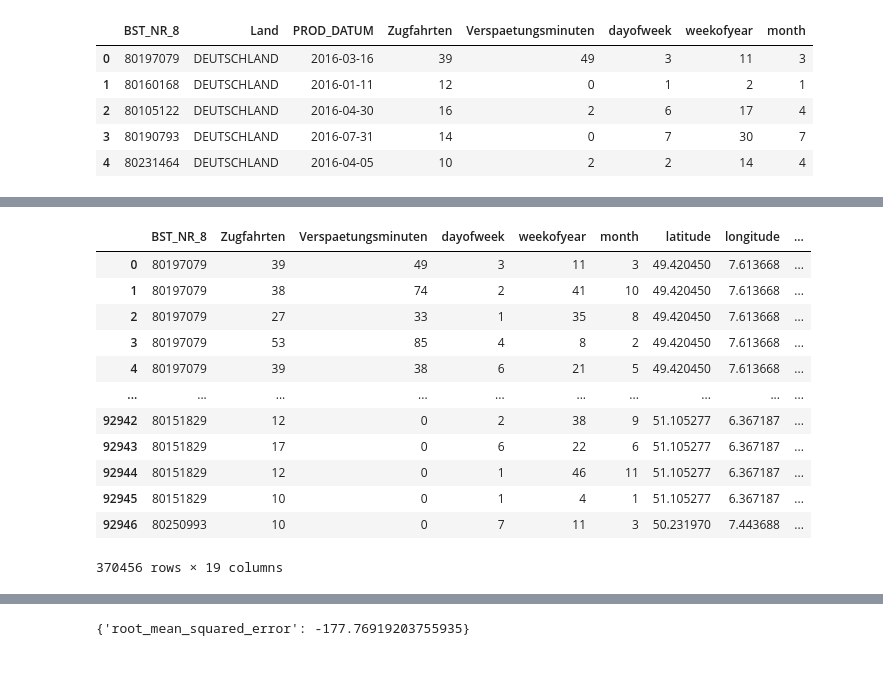
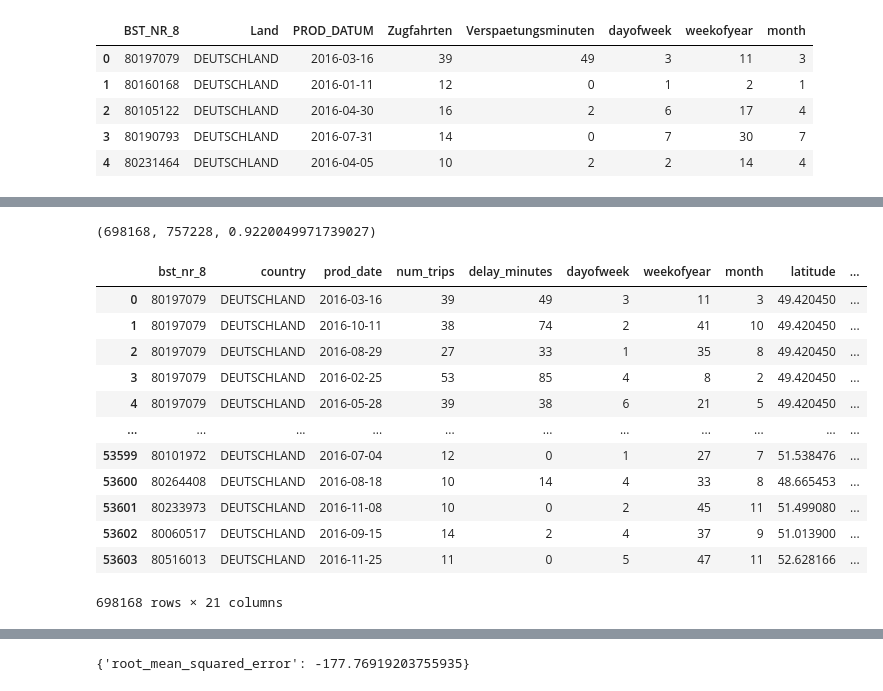
Before and after one commit to shamilnabiyev/open-data-analytics, a Jupyter notebook: data/data-processing.ipynb, the cells around one changed output, grey strips where cells are left out. Drawn from its saved outputs; the diff is of its cells as text; code cells hidden in the pictures.

```diff
--- a/data/data-processing.ipynb
+++ b/data/data-processing.ipynb
@@ -148,8 +155,12 @@ df.head()
 df_weather = pd.concat([pd.read_csv('weather-dat-0-100000.csv'),
                         pd.read_csv('weather-dat-100000-200000.csv'),
                         pd.read_csv('weather-dat-200000-300000.csv'),
-                        pd.read_csv('weather-dat-300000-400000.csv')])
-df_weather.head()
+                        pd.read_csv('weather-dat-300000-400000.csv'),
+                        pd.read_csv('weather-dat-400000-500000.csv'),
+                        pd.read_csv('weather-dat-500000-600000.csv'),
+                        pd.read_csv('weather-dat-600000-700000.csv'),
+                        pd.read_csv('weather-dat-700000-800000.csv')])
+df_weather
 # %% [output]
 |  | datetime | tavg | tmin | tmax | prcp | snow | wdir | wspd | wpgt | pres | tsun | ... |
 | 0 | 2016-03-16 | 5.5 | 1.6 | 9.5 | 0.0 | 0.0 | 49.5 | 21.2 | NaN | 1024.5 | NaN | ... |
@@ -160,23 +178,34 @@ df_weather.head()
+# %%
+len(df_weather), len(df), len(df_weather) / len(df)
+# %% [output]
+(698168, 757228, 0.9220049971739027)
 # %%
 df_merged = df.merge(df_weather, left_index=True, right_on='df_index')
-df_merged = df_merged.drop(columns=['Land', 'PROD_DATUM', 'year', 'datetime', 'df_index'])
-df_merged = df_merged.astype({"BST_NR_8": str})
+df_merged = df_merged.drop(columns=['year', 'datetime', 'df_index'])
+
+df_merged= df_merged.rename(columns={'Land': 'country',
+                                     'PROD_DATUM': 'prod_date',
+                                     'Zugfahrten': 'num_trips',
+                                     'Verspaetungsminuten': 'delay_minutes',
+                                     'BST_NR_8': 'bst_nr_8'})
+# df_merged = df_merged.astype({"BST_NR_8": str})
 df_merged['snow'] = df_merged['snow'].fillna(0)
+
 df_merged
 # %% [output]
-|  | BST_NR_8 | Zugfahrten | Verspaetungsminuten | dayofweek | weekofyear | month | latitude | longitude | ... |
-| 0 | 80197079 | 39 | 49 | 3 | 11 | 3 | 49.420450 | 7.613668 | ... |
-| 1 | 80197079 | 38 | 74 | 2 | 41 | 10 | 49.420450 | 7.613668 | ... |
-| 2 | 80197079 | 27 | 33 | 1 | 35 | 8 | 49.420450 | 7.613668 | ... |
-| 3 | 80197079 | 53 | 85 | 4 | 8 | 2 | 49.420450 | 7.613668 | ... |
-| 4 | 80197079 | 39 | 38 | 6 | 21 | 5 | 49.420450 | 7.613668 | ... |
-| ... | ... | ... | ... | ... | ... | ... | ... | ... | ... |
-| 92942 | 80151829 | 12 | 0 | 2 | 38 | 9 | 51.105277 | 6.367187 | ... |
-| 92943 | 80151829 | 17 | 0 | 6 | 22 | 6 | 51.105277 | 6.367187 | ... |
-| 92944 | 80151829 | 12 | 0 | 1 | 46 | 11 | 51.105277 | 6.367187 | ... |
-| 92945 | 80151829 | 10 | 0 | 1 | 4 | 1 | 51.105277 | 6.367187 | ... |
-| 92946 | 80250993 | 10 | 0 | 7 | 11 | 3 | 50.231970 | 7.443688 | ... |
+|  | bst_nr_8 | country | prod_date | num_trips | delay_minutes | dayofweek | weekofyear | month | latitude | ... |
+| 0 | 80197079 | DEUTSCHLAND | 2016-03-16 | 39 | 49 | 3 | 11 | 3 | 49.420450 | ... |
+| 1 | 80197079 | DEUTSCHLAND | 2016-10-11 | 38 | 74 | 2 | 41 | 10 | 49.420450 | ... |
+| 2 | 80197079 | DEUTSCHLAND | 2016-08-29 | 27 | 33 | 1 | 35 | 8 | 49.420450 | ... |
+| 3 | 80197079 | DEUTSCHLAND | 2016-02-25 | 53 | 85 | 4 | 8 | 2 | 49.420450 | ... |
+| 4 | 80197079 | DEUTSCHLAND | 2016-05-28 | 39 | 38 | 6 | 21 | 5 | 49.420450 | ... |
+| ... | ... | ... | ... | ... | ... | ... | ... | ... | ... | ... |
+| 53599 | 80101972 | DEUTSCHLAND | 2016-07-04 | 12 | 0 | 1 | 27 | 7 | 51.538476 | ... |
+| 53600 | 80264408 | DEUTSCHLAND | 2016-08-18 | 10 | 14 | 4 | 33 | 8 | 48.665453 | ... |
+| 53601 | 80233973 | DEUTSCHLAND | 2016-11-08 | 10 | 0 | 2 | 45 | 11 | 51.499080 | ... |
+| 53602 | 80060517 | DEUTSCHLAND | 2016-09-15 | 14 | 2 | 4 | 37 | 9 | 51.013900 | ... |
+| 53603 | 80516013 | DEUTSCHLAND | 2016-11-25 | 11 | 0 | 5 | 47 | 11 | 52.628166 | ... |
-370456 rows × 19 columns
+698168 rows × 21 columns
 # %%
 df_merged.info()
 # %% [output]
```
Also changed, not shown: parts of 11 cells of this notebook, 1 other file.
